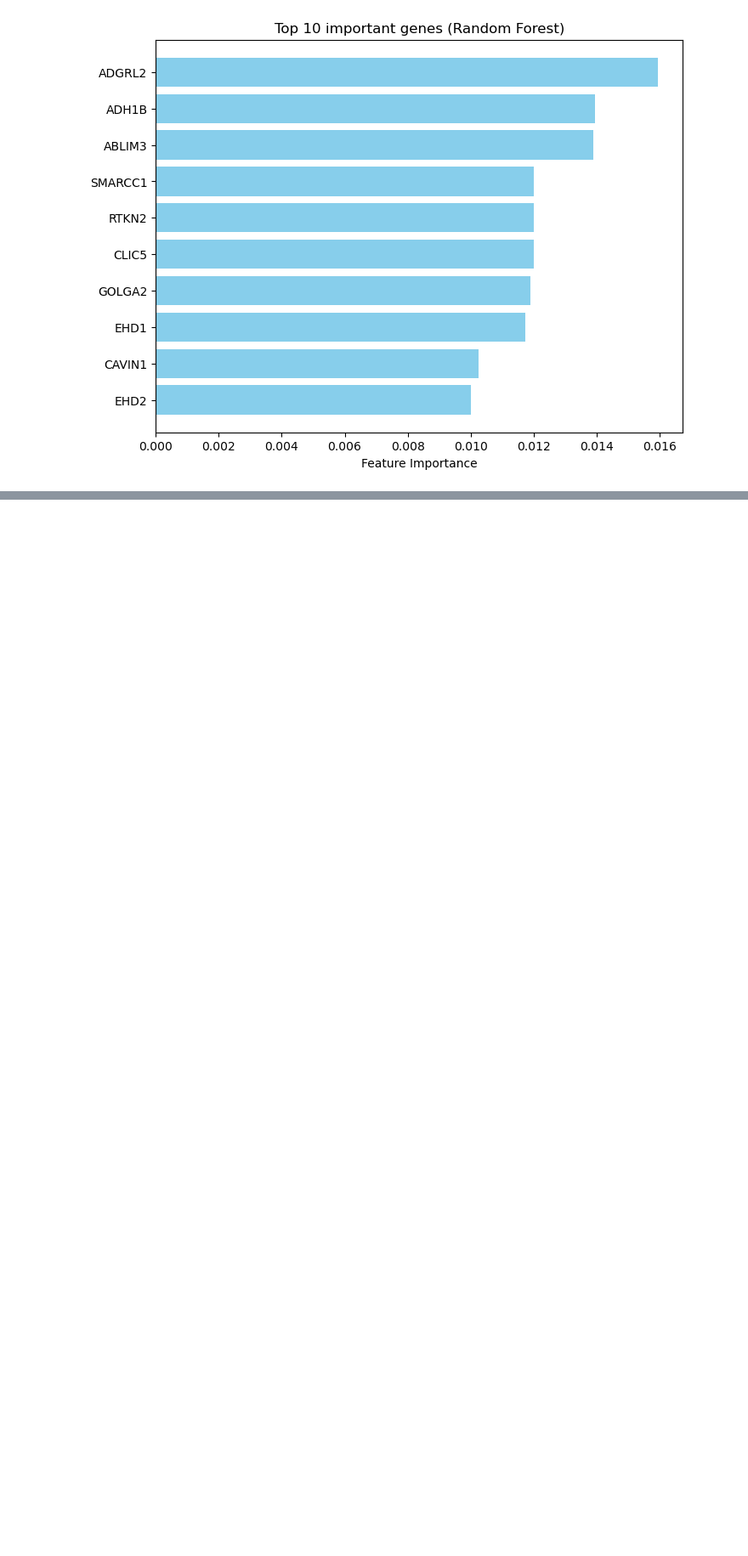
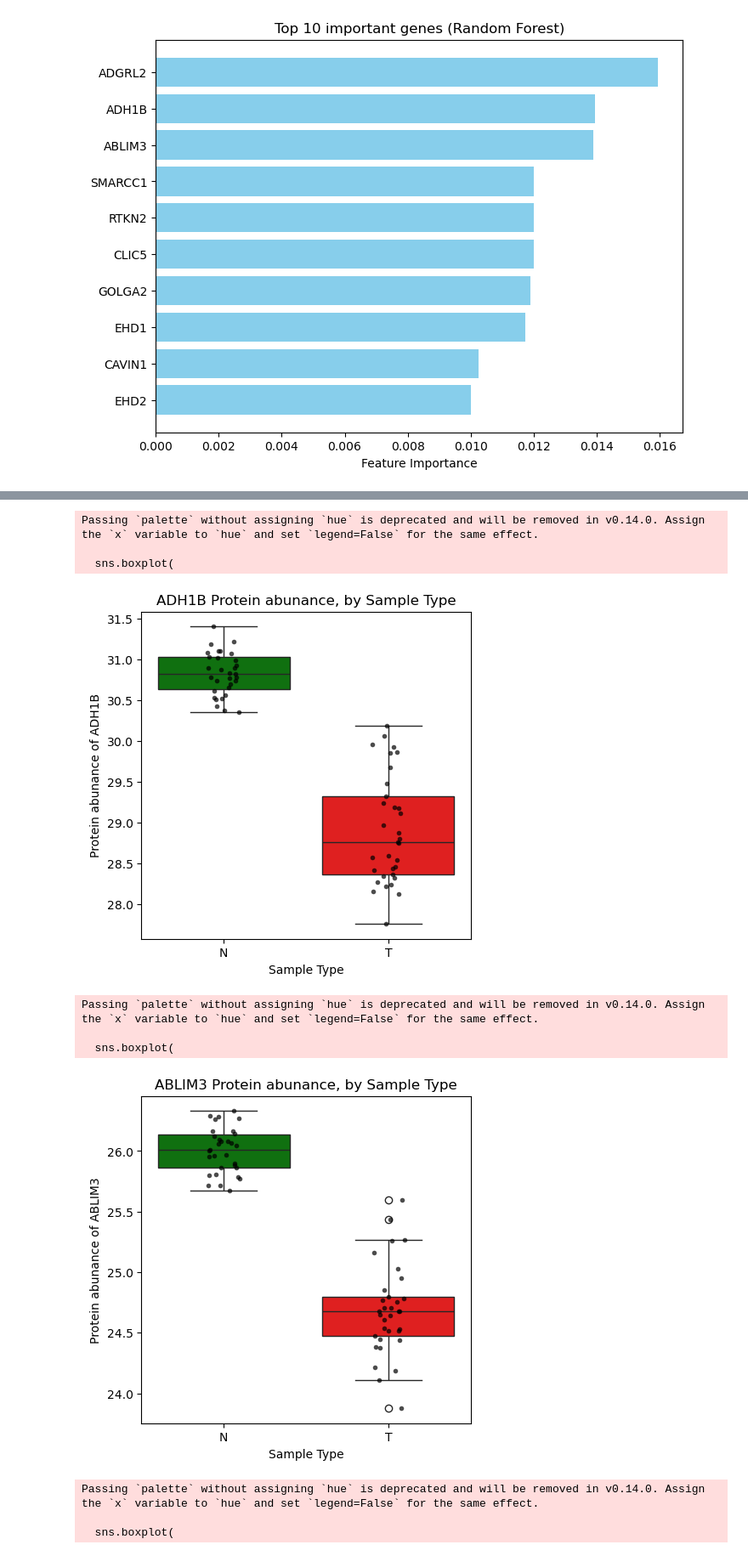
Before and after one commit to wendy27zhang/MultiOmics_cancer_landscape, a Jupyter notebook: notebooks/analysis_LUAD.ipynb, the cells around one changed output, grey strips where cells are left out. Shown at 85% size. Saved outputs shown, nothing was run; the diff lists cells and outputs as text; code cells hidden in the pictures; blank space fills up the shorter version.

```diff
--- a/notebooks/analysis_LUAD.ipynb
+++ b/notebooks/analysis_LUAD.ipynb
@@ -273,0 +223,3 @@ ENSG00000176435.7      CLEC14A  ENSG00000176435    0.003781
+# %%
+feature_importance_sort = adata_train.var.sort_values(by="feature_importance", ascending=False)
+feature_importance_sort.head(5)
@@ -351,0 +249,44 @@ Passing `palette` without assigning `hue` is deprecated and will be removed in v
+# %%
+### Boxplot on important genes in testing set
+selected_genes = feature_importance_sort.iloc[1:5, ].index.to_list()
+
+df = pd.DataFrame(
+    adata_test.X,
+    index=adata_test.obs.index,
+    columns=adata_test.var.index  # or adata.var['Gene'] if you prefer gene symbols
+).join(adata_test.obs)
+
+
+for gene in selected_genes:
+    plt.figure(figsize=(5,5))
+    sns.boxplot(
+        data=df,
+        x="SampleType",
+        y=gene,
+        palette={"N": "green", "T": "red"}
+    )
+    sns.stripplot(
+        data=df,
+        x="SampleType",
+        y=gene,
+        color="black",
+        size=4,
+        jitter=True,
+        alpha=0.7
+    )
+    plt.ylabel(f"Protein abunance of {adata.var.loc[gene, 'Gene']}")
+    plt.xlabel("Sample Type")
+    plt.title(f"{adata.var.loc[gene, 'Gene']} Protein abunance, by Sample Type")
+    plt.show()
+# %% [output]
+Passing `palette` without assigning `hue` is deprecated and will be removed in v0.14.0. Assign the `x` variable to `hue` and set `legend=False` for the same effect.
+
+  sns.boxplot(
+[figure, added]
+Passing `palette` without assigning `hue` is deprecated and will be removed in v0.14.0. Assign the `x` variable to `hue` and set `legend=False` for the same effect.
+
+  sns.boxplot(
+[figure, added]
+Passing `palette` without assigning `hue` is deprecated and will be removed in v0.14.0. Assign the `x` variable to `hue` and set `legend=False` for the same effect.
+
+  sns.boxplot(
```
Also changed, not shown: parts of 19 cells of this notebook, 3 other files.
